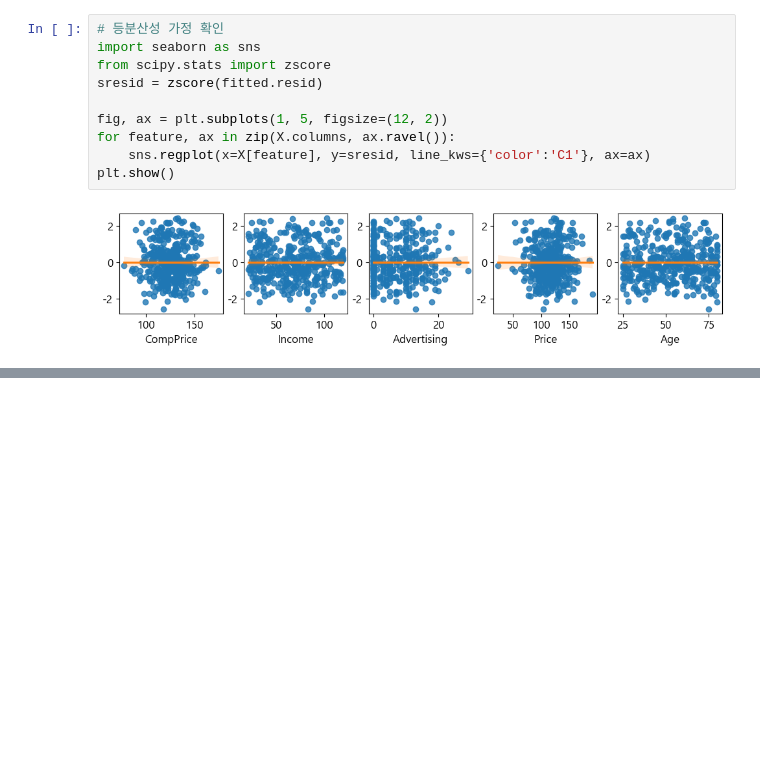
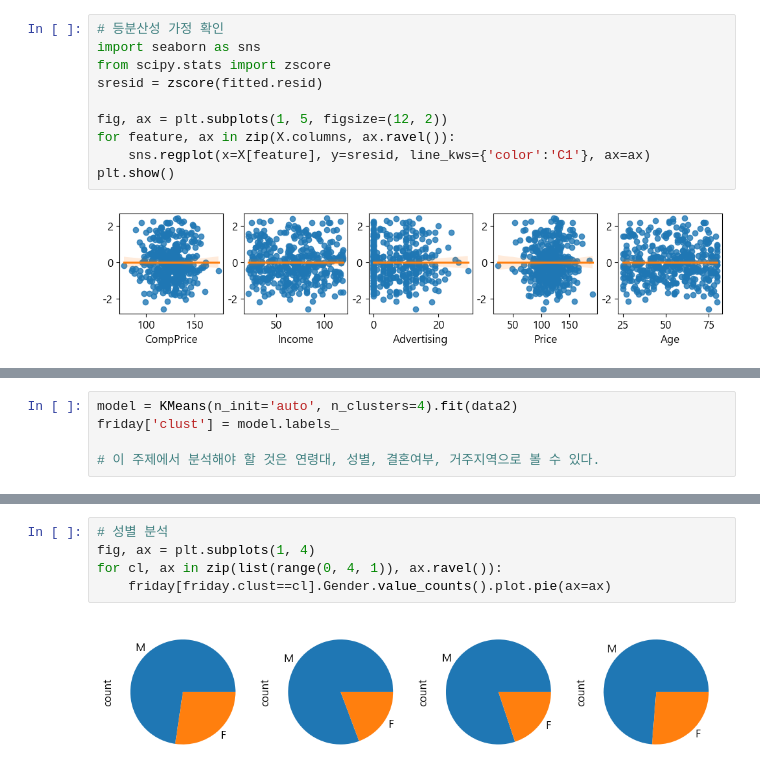
Before and after one commit to blueage98/adp_work, a Jupyter notebook: ADP-실기-R/모의고사 3회/모의고사 3회 연습.ipynb, the cells around one changed output, grey strips where cells are left out. Cells and saved outputs as stored; diff of their text form; blank space fills up the shorter version.

```diff
--- a/ADP-실기-R/모의고사 3회/모의고사 3회 연습.ipynb
+++ b/ADP-실기-R/모의고사 3회/모의고사 3회 연습.ipynb
@@ -175,0 +300,5 @@ plt.show()
+# %%
+model = KMeans(n_init='auto', n_clusters=4).fit(data2)
+friday['clust'] = model.labels_
+
+# 이 주제에서 분석해야 할 것은 연령대, 성별, 결혼여부, 거주지역으로 볼 수 있다.
@@ -175,0 +312,7 @@ plt.show()
+# %%
+# 성별 분석
+fig, ax = plt.subplots(1, 4)
+for cl, ax in zip(list(range(0, 4, 1)), ax.ravel()):
+    friday[friday.clust==cl].Gender.value_counts().plot.pie(ax=ax)
+# %% [output]
+[figure, added]
```
Also changed, not shown: parts of 14 cells of this notebook.
